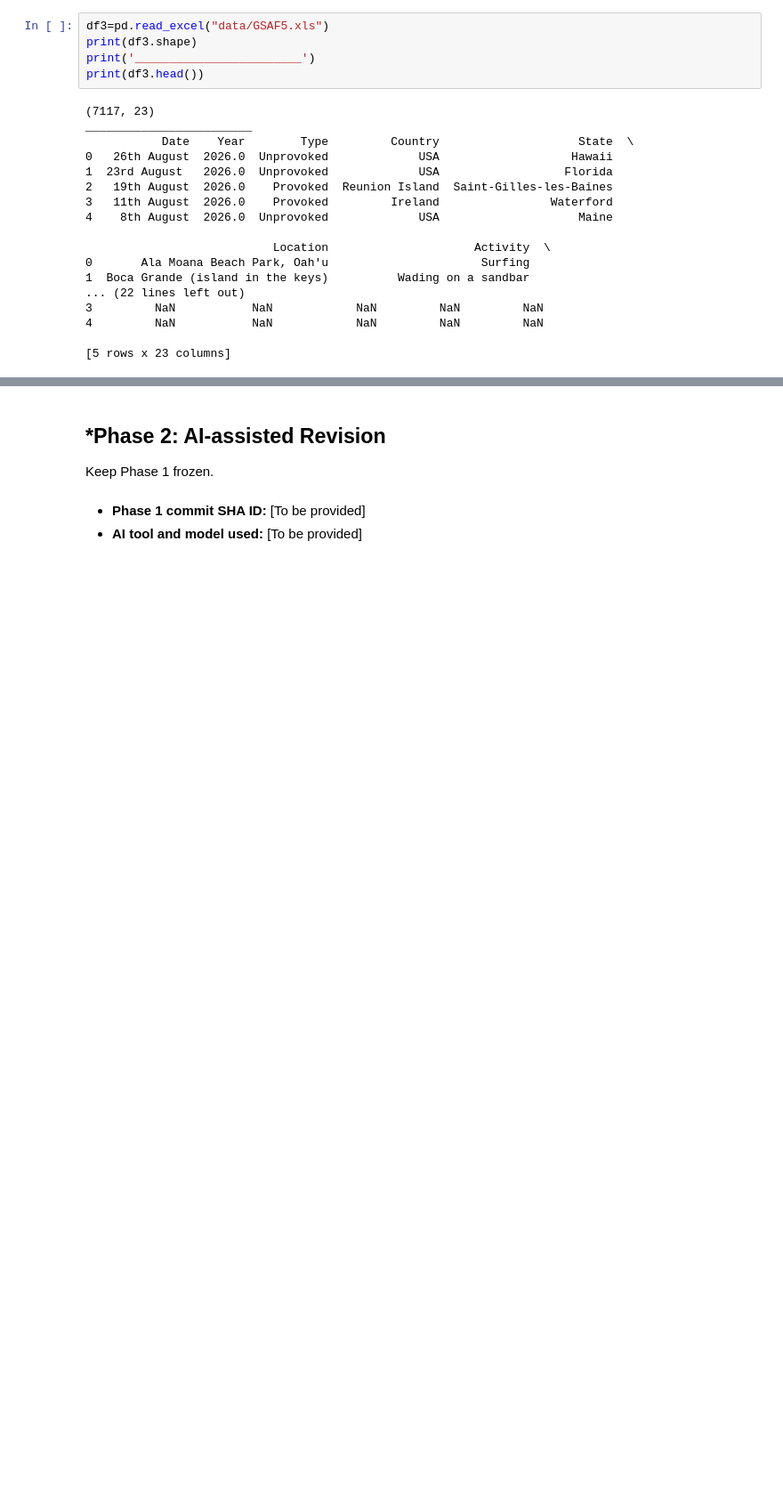
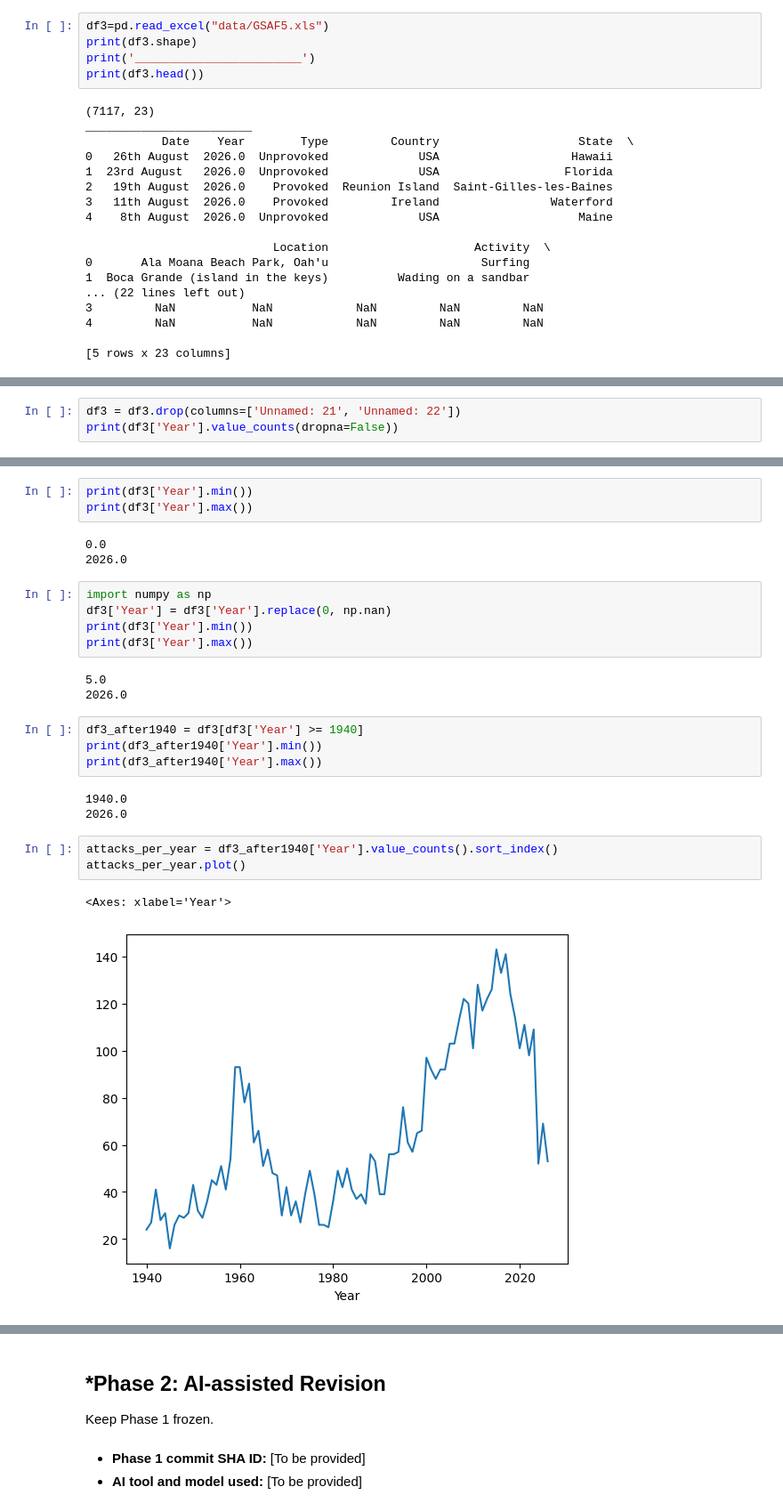
Before and after one commit to petercao135/A01-data-wrangling, a Jupyter notebook: notebook.ipynb, the cells around one changed output, grey strips where cells are left out. Shown at 89% size. Cells and saved outputs as stored; diff of their text form; blank space fills up the shorter version.

```diff
--- a/notebook.ipynb
+++ b/notebook.ipynb
@@ -256,0 +284,3 @@ ________________________
+# %%
+df3 = df3.drop(columns=['Unnamed: 21', 'Unnamed: 22'])
+print(df3['Year'].value_counts(dropna=False))
@@ -256,0 +301,27 @@ ________________________
+# %%
+print(df3['Year'].min())
+print(df3['Year'].max())
+# %% [output]
+0.0
+2026.0
+# %%
+import numpy as np
+df3['Year'] = df3['Year'].replace(0, np.nan)
+print(df3['Year'].min())
+print(df3['Year'].max())
+# %% [output]
+5.0
+2026.0
+# %%
+df3_after1940 = df3[df3['Year'] >= 1940]
+print(df3_after1940['Year'].min())
+print(df3_after1940['Year'].max())
+# %% [output]
+1940.0
+2026.0
+# %%
+attacks_per_year = df3_after1940['Year'].value_counts().sort_index()
+attacks_per_year.plot()
+# %% [output]
+<Axes: xlabel='Year'>
+[figure, added]
```
Also changed, not shown: parts of 15 cells of this notebook.
